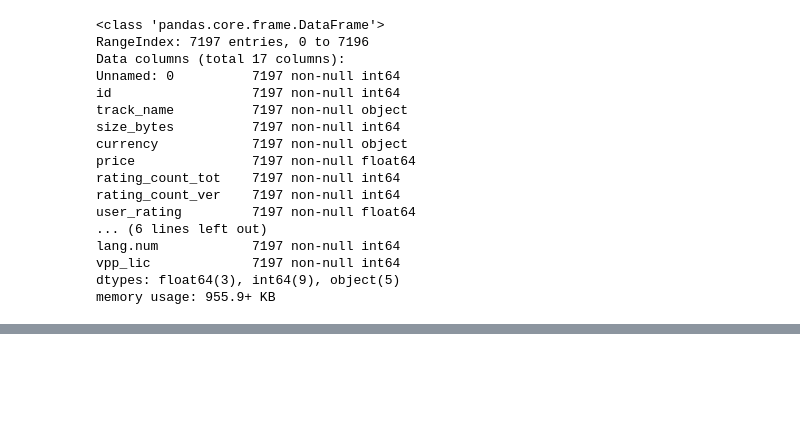
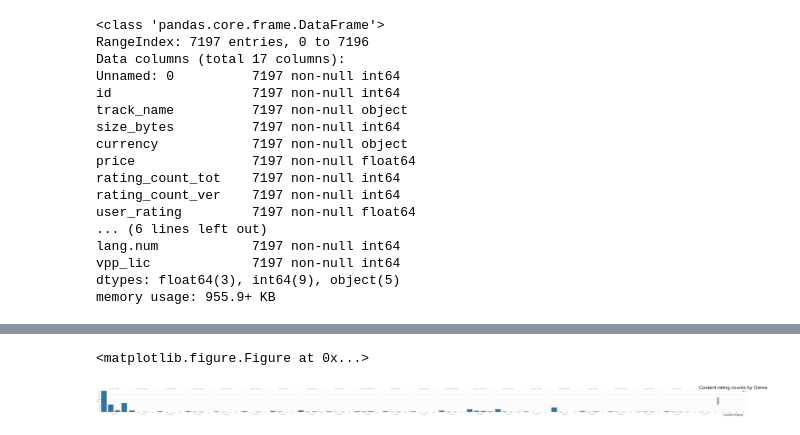
Before and after one commit to mobinmirarab/Mobile-Analytics, a Jupyter notebook: 01- EDA.ipynb, the cells around one changed output, grey strips where cells are left out. Cells and saved outputs as stored; diff of their text form; code cells hidden in the pictures; blank space fills up the shorter version.

```diff
--- a/01- EDA.ipynb
+++ b/01- EDA.ipynb
@@ -184,13 +200,16 @@ correlation_heat_map(numericDataSet);
 # %%
 #  Plot the Prime Genres and the content rating for each
 
 plt.figure(figsize=(10, 8));
-sns.factorplot('cont_rating', col='prime_genre', data=dataSet,
+b = sns.factorplot('cont_rating', col='prime_genre', data=dataSet,
                kind="count");
-plt.title('Content rating counts by Genre')
-plt.xlabel('Content Rating')
-plt.ylabel('Genre')
+plt.title('Content rating counts by Genre', fontsize=50)
+plt.xlabel('Content Rating', fontsize=30)
+plt.ylabel('Genre', fontsize=30)
 plt.legend();
+# %% [output]
+<matplotlib.figure.Figure at 0x...>
+[figure, added]
 # %%
 # Plot the Prime Genres and the user rating for current version for each
 
```
Also changed, not shown: parts of 17 cells of this notebook, 5 other files.
